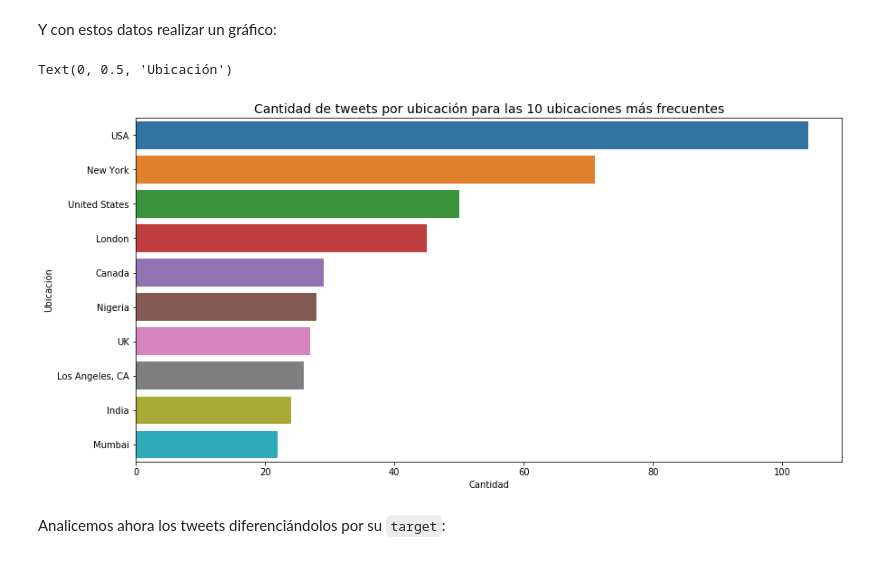
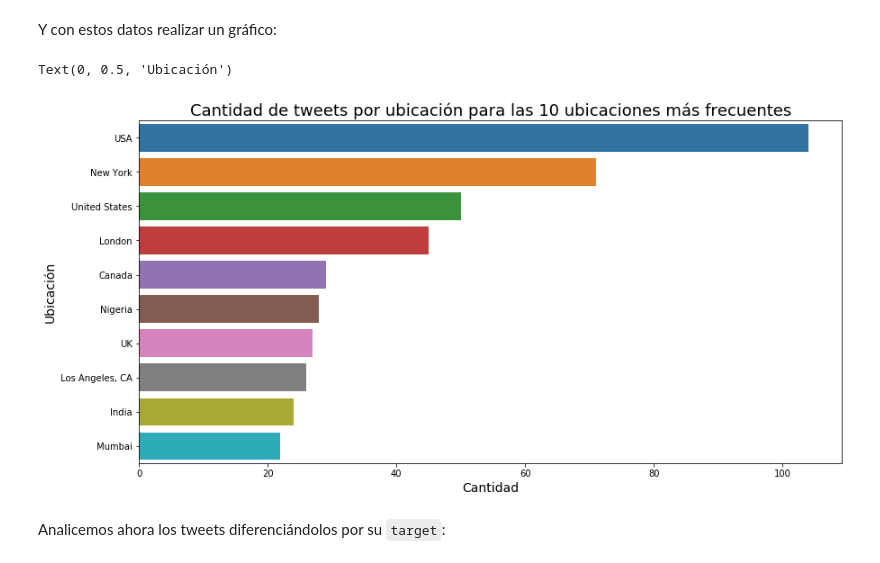
Before and after one commit to pabliyo/coronadatos, a Jupyter notebook: TP1-Location.ipynb, the cells around one changed output. Saved outputs shown, nothing was run; the diff lists cells and outputs as text; code cells hidden in the pictures.

```diff
--- a/TP1-Location.ipynb
+++ b/TP1-Location.ipynb
@@ -148,18 +163,18 @@ Y con estos datos realizar un gráfico:
 # %%
 plt.figure(figsize=(14,7))
 
 sns.countplot(
     y="location",
     data=tweets_from_top_locations,
     order=top_locations
 )
 
-plt.title("Cantidad de tweets por ubicación para las 10 ubicaciones más frecuentes", fontsize=14)
-plt.xlabel("Cantidad")
-plt.ylabel("Ubicación")
+plt.title("Cantidad de tweets por ubicación para las 10 ubicaciones más frecuentes", fontsize=18)
+plt.xlabel("Cantidad", fontsize=14)
+plt.ylabel("Ubicación", fontsize=14)
 # %% [output]
 Text(0, 0.5, 'Ubicación')
-[figure, old version]
+[figure, new version]
 # %% [markdown]
 Analicemos ahora los tweets diferenciándolos por su `target`:
 # %%
```
Also changed, not shown: parts of 12 cells of this notebook.
